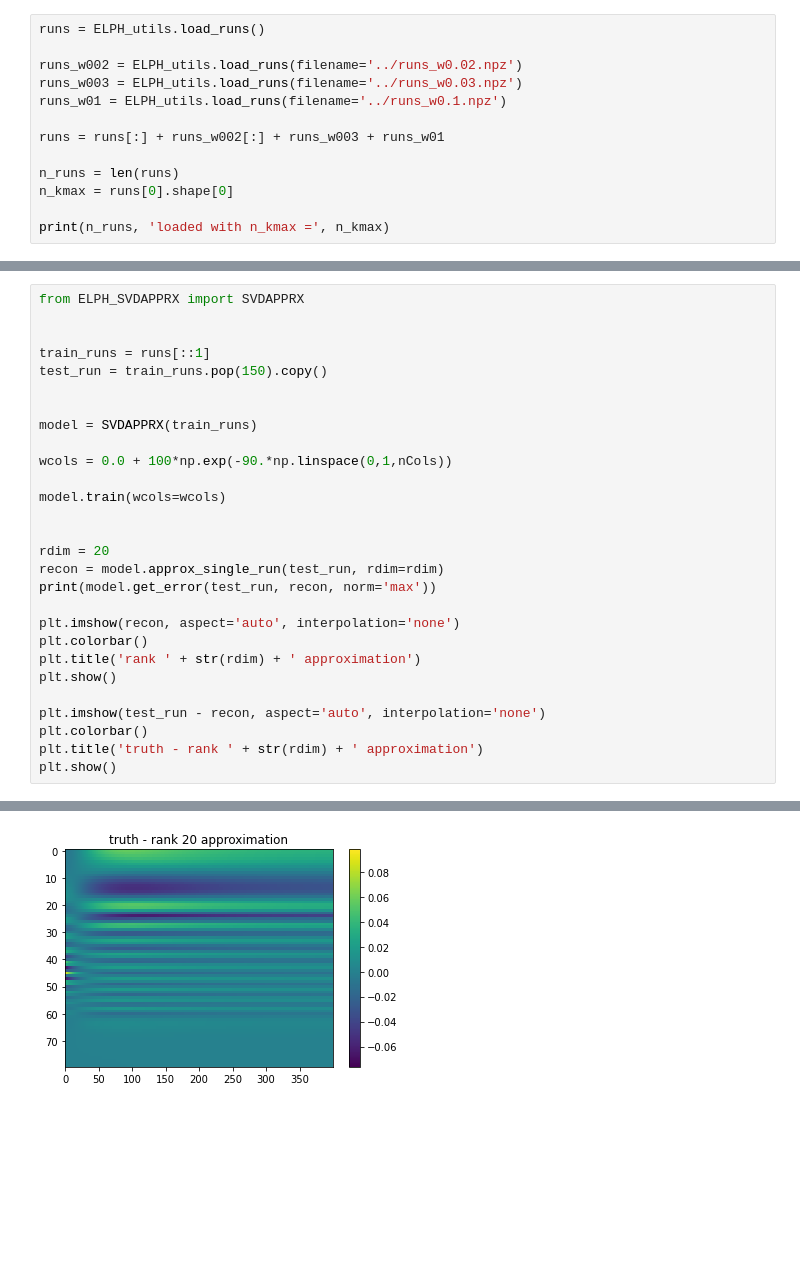
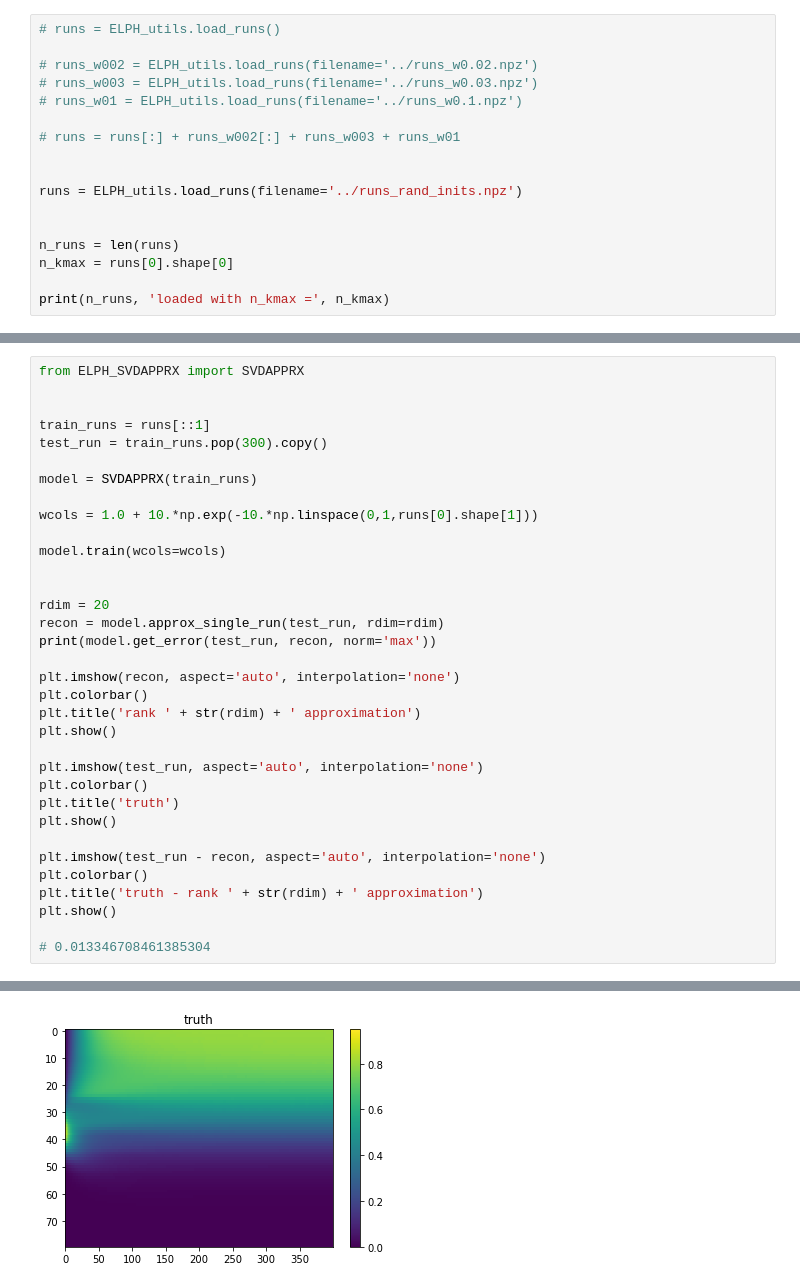
Before and after one commit to stmeinecke/derrom, a Jupyter notebook: ELPH-ML_SVD_truncation_error.ipynb, the cells around one changed output, grey strips where cells are left out. Cells and saved outputs as stored; diff of their text form; blank space fills up the shorter version.

Commit message:
Added get_runs function to utils and simulated runs with random gaussian initial conditions

```diff
--- a/ELPH-ML_SVD_truncation_error.ipynb
+++ b/ELPH-ML_SVD_truncation_error.ipynb
@@ -15,11 +12,15 @@ The autoreload extension is already loaded. To reload it, use:
 # %%
-runs = ELPH_utils.load_runs()
+# runs = ELPH_utils.load_runs()
 
-runs_w002 = ELPH_utils.load_runs(filename='../runs_w0.02.npz')
-runs_w003 = ELPH_utils.load_runs(filename='../runs_w0.03.npz')
-runs_w01 = ELPH_utils.load_runs(filename='../runs_w0.1.npz')
+# runs_w002 = ELPH_utils.load_runs(filename='../runs_w0.02.npz')
+# runs_w003 = ELPH_utils.load_runs(filename='../runs_w0.03.npz')
+# runs_w01 = ELPH_utils.load_runs(filename='../runs_w0.1.npz')
 
-runs = runs[:] + runs_w002[:] + runs_w003 + runs_w01
+# runs = runs[:] + runs_w002[:] + runs_w003 + runs_w01
+
+
+runs = ELPH_utils.load_runs(filename='../runs_rand_inits.npz')
+
 
 n_runs = len(runs)
 n_kmax = runs[0].shape[0]
@@ -70,12 +71,11 @@ from ELPH_SVDAPPRX import SVDAPPRX
 
 
 train_runs = runs[::1]
-test_run = train_runs.pop(150).copy()
-
+test_run = train_runs.pop(300).copy()
 
 model = SVDAPPRX(train_runs)
 
-wcols = 0.0 + 100*np.exp(-90.*np.linspace(0,1,nCols))
+wcols = 1.0 + 10.*np.exp(-10.*np.linspace(0,1,runs[0].shape[1]))
 
 model.train(wcols=wcols)
 
@@ -89,8 +89,15 @@ plt.colorbar()
 plt.title('rank ' + str(rdim) + ' approximation')
 plt.show()
 
+plt.imshow(test_run, aspect='auto', interpolation='none')
+plt.colorbar()
+plt.title('truth')
+plt.show()
+
 plt.imshow(test_run - recon, aspect='auto', interpolation='none')
 plt.colorbar()
 plt.title('truth - rank ' + str(rdim) + ' approximation')
 plt.show()
+
+# 0.013346708461385304
 # %% [output]
@@ -99 +106 @@ plt.show()
-[figure, old version]
+[figure, new version]
```
Also changed, not shown: parts of 9 cells of this notebook, 4 other files.
